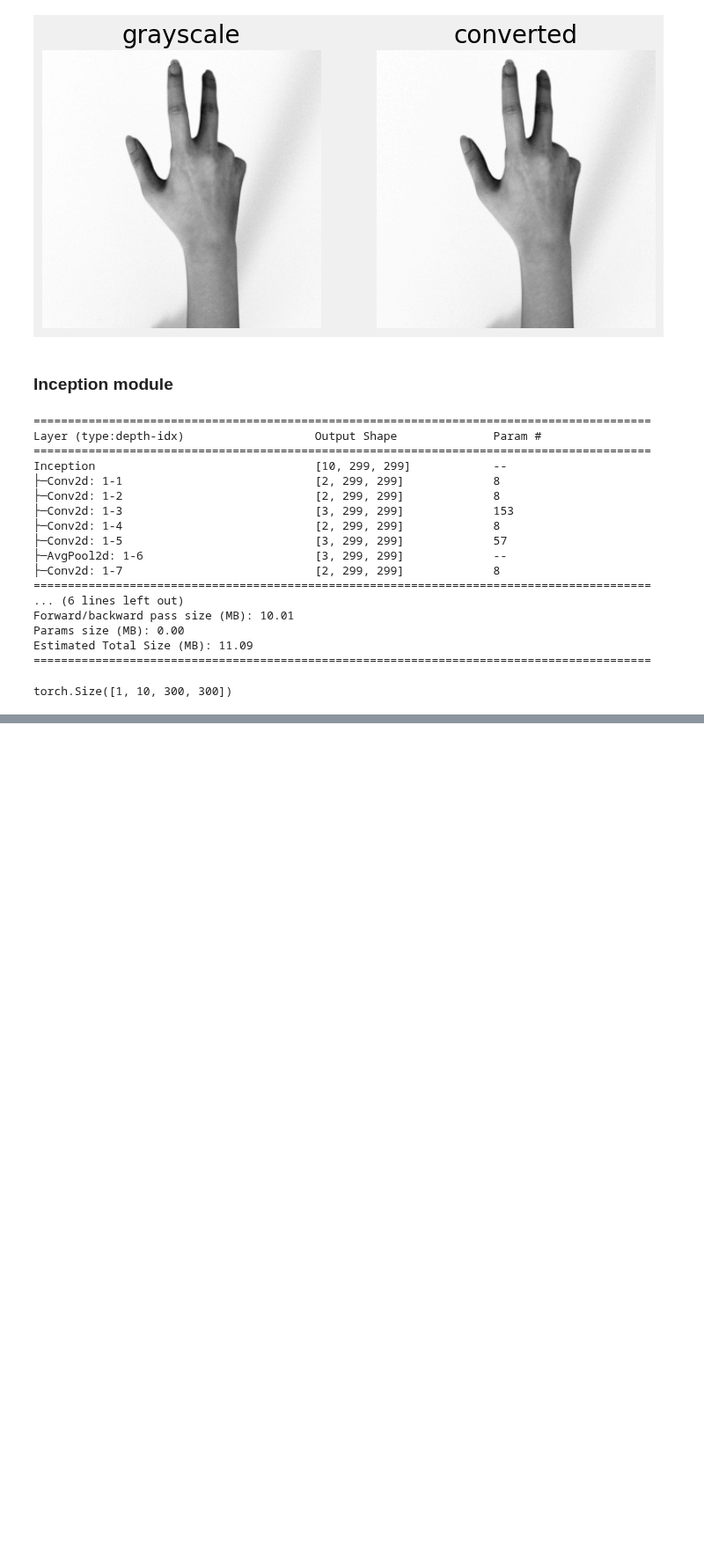
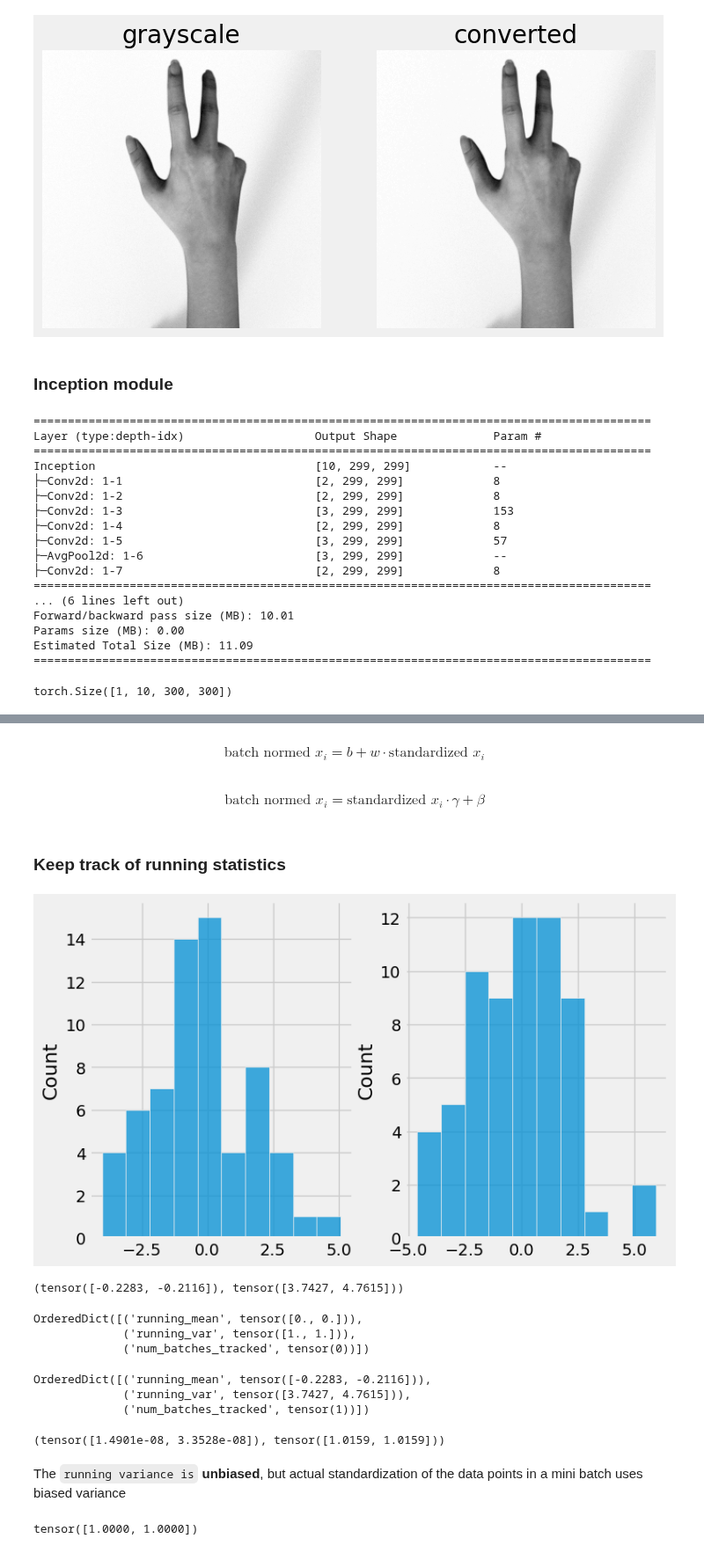
Before and after one commit to Anushkach/Deep-Learning, a Jupyter notebook: Deep Learning with Pytorch/transfer learning.ipynb, the cells around one changed output, grey strips where cells are left out. Shown at 88% size. Saved outputs shown, nothing was run; the diff lists cells and outputs as text; code cells hidden in the pictures; blank space fills up the shorter version.

Commit message:
batchnorm

```diff
--- a/Deep Learning with Pytorch/transfer learning.ipynb
+++ b/Deep Learning with Pytorch/transfer learning.ipynb
@@ -416,0 +428,60 @@ torch.Size([1, 10, 300, 300])
+# %% [markdown]
+$$
+\text{batch normed } x_i = b + w \cdot \text{standardized } x_i
+$$
+# %% [markdown]
+$$
+\text{batch normed } x_i =  \text{standardized } x_i \cdot \gamma+\beta
+$$
+# %% [markdown]
+### Keep track of running statistics
+# %%
+torch.manual_seed(23)
+dummy_points=torch.randn((200,2))+torch.randn((200,2))*2
+dummy_labels=torch.randint(2,(200,1))
+
+dummy_dataset=TensorDataset(dummy_points,dummy_labels)
+dummy_loader=DataLoader(dummy_dataset,batch_size=64,shuffle=True)
+# %%
+iterator=iter(dummy_loader)
+batch1=next(iterator)
+batch2=next(iterator)
+batch3=next(iterator)
+# %%
+import seaborn as sns
+fig, axes = plt.subplots(1, 2, figsize=(8, 5))
+
+sns.histplot(batch1[0][:, 0], bins=10, ax=axes[0])
+sns.histplot(batch1[0][:, 1], bins=10, ax=axes[1])
+plt.show()
+# %% [output]
+[figure, added]
+# %%
+mean1,var1=batch1[0].mean(axis=0),batch1[0].var(axis=0)
+mean1,var1
+# %% [output]
+(tensor([-0.2283, -0.2116]), tensor([3.7427, 4.7615]))
+# %%
+batch_normalizer=nn.BatchNorm1d(num_features=2,affine=False,momentum=None)
+batch_normalizer.state_dict()
+# %% [output]
+OrderedDict([('running_mean', tensor([0., 0.])),
+             ('running_var', tensor([1., 1.])),
+             ('num_batches_tracked', tensor(0))])
+# %%
+norm1=batch_normalizer(batch1[0])
+batch_normalizer.state_dict()
+# %% [output]
+OrderedDict([('running_mean', tensor([-0.2283, -0.2116])),
+             ('running_var', tensor([3.7427, 4.7615])),
+             ('num_batches_tracked', tensor(1))])
+# %%
+norm1.mean(axis=0),norm1.var(axis=0)
+# %% [output]
+(tensor([1.4901e-08, 3.3528e-08]), tensor([1.0159, 1.0159]))
+# %% [markdown]
+The `running variance is` **unbiased**, but actual standardization of the data points in a mini batch uses biased variance
+# %%
+norm1.var(axis=0,unbiased=False)
+# %% [output]
+tensor([1.0000, 1.0000])
```
Also changed, not shown: parts of 23 cells of this notebook.
